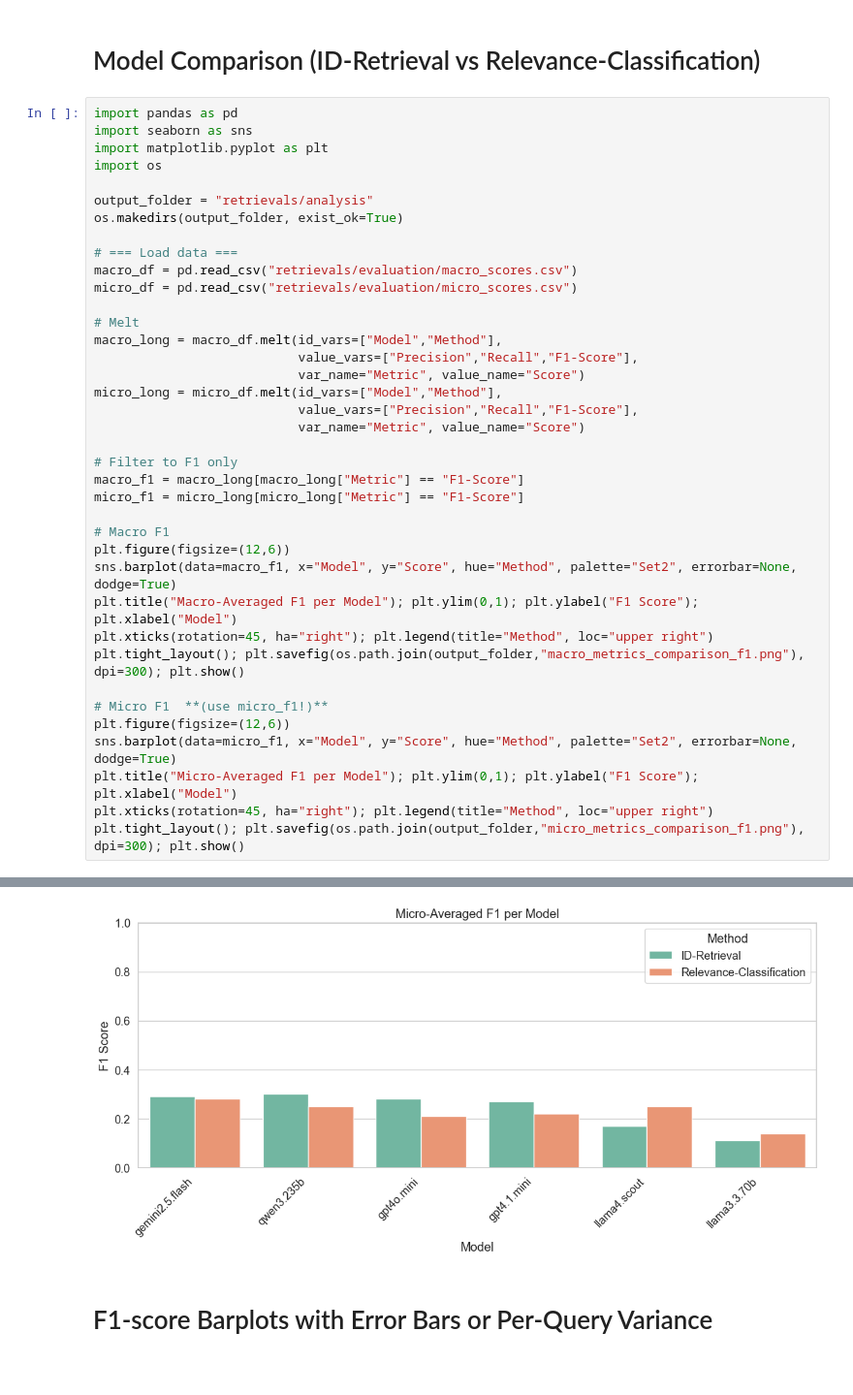
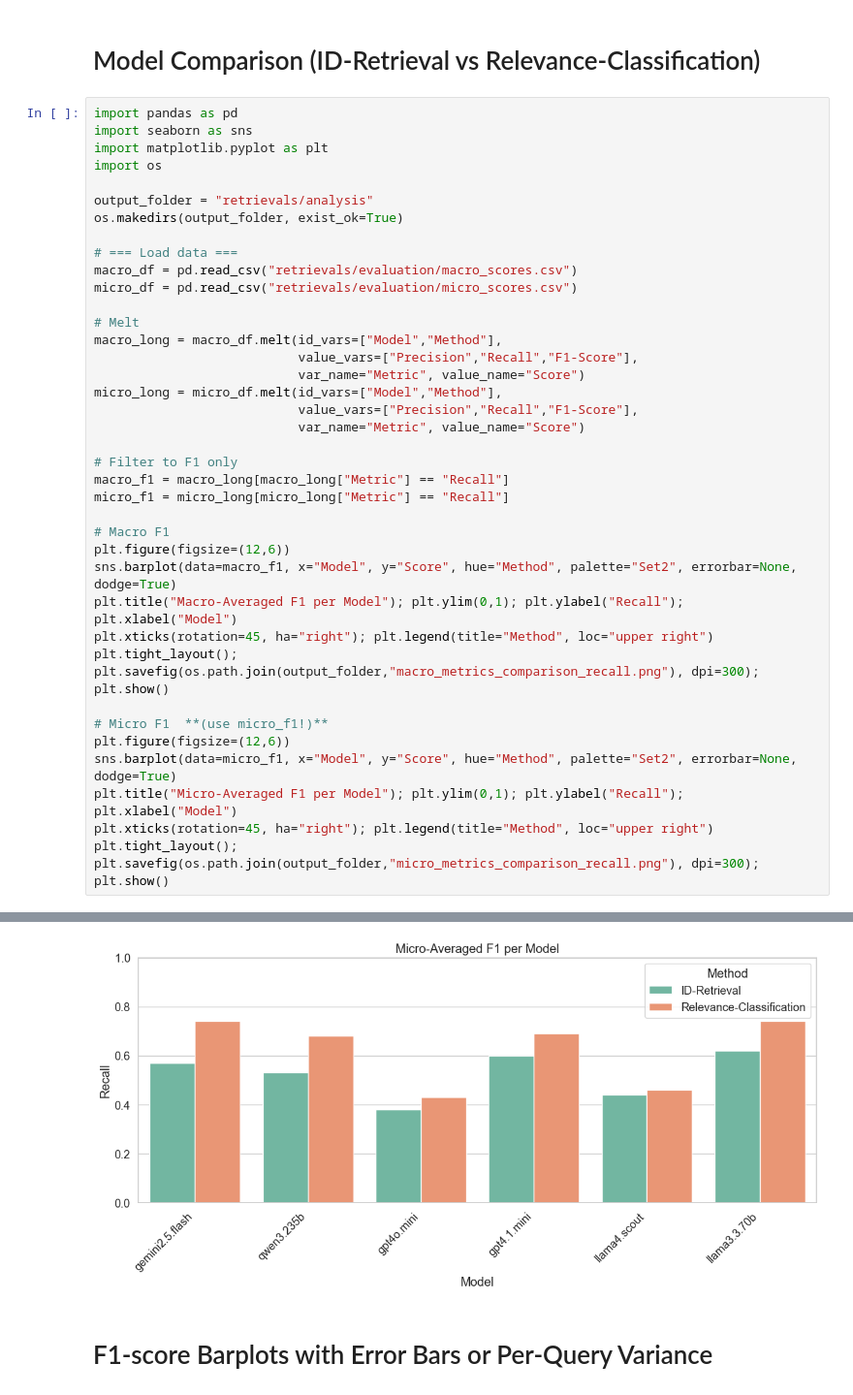
Before and after one commit to Arash-Alborz/legal_retrieval, a Jupyter notebook: llm_retrieval/retrieval_analysis.ipynb, the cells around one changed output, grey strips where cells are left out. Shown at 97% size. Drawn from its saved outputs; the diff is of its cells as text.

```diff
--- a/llm_retrieval/retrieval_analysis.ipynb
+++ b/llm_retrieval/retrieval_analysis.ipynb
@@ -157,20 +157,20 @@ micro_long = micro_df.melt(id_vars=["Model","Method"],
                            var_name="Metric", value_name="Score")
 
 # Filter to F1 only
-macro_f1 = macro_long[macro_long["Metric"] == "F1-Score"]
-micro_f1 = micro_long[micro_long["Metric"] == "F1-Score"]
+macro_f1 = macro_long[macro_long["Metric"] == "Recall"]
+micro_f1 = micro_long[micro_long["Metric"] == "Recall"]
 
 # Macro F1
 plt.figure(figsize=(12,6))
 sns.barplot(data=macro_f1, x="Model", y="Score", hue="Method", palette="Set2", errorbar=None, dodge=True)
-plt.title("Macro-Averaged F1 per Model"); plt.ylim(0,1); plt.ylabel("F1 Score"); plt.xlabel("Model")
+plt.title("Macro-Averaged F1 per Model"); plt.ylim(0,1); plt.ylabel("Recall"); plt.xlabel("Model")
 plt.xticks(rotation=45, ha="right"); plt.legend(title="Method", loc="upper right")
-plt.tight_layout(); plt.savefig(os.path.join(output_folder,"macro_metrics_comparison_f1.png"), dpi=300); plt.show()
+plt.tight_layout(); plt.savefig(os.path.join(output_folder,"macro_metrics_comparison_recall.png"), dpi=300); plt.show()
 
 # Micro F1  **(use micro_f1!)**
 plt.figure(figsize=(12,6))
 sns.barplot(data=micro_f1, x="Model", y="Score", hue="Method", palette="Set2", errorbar=None, dodge=True)
-plt.title("Micro-Averaged F1 per Model"); plt.ylim(0,1); plt.ylabel("F1 Score"); plt.xlabel("Model")
+plt.title("Micro-Averaged F1 per Model"); plt.ylim(0,1); plt.ylabel("Recall"); plt.xlabel("Model")
 plt.xticks(rotation=45, ha="right"); plt.legend(title="Method", loc="upper right")
-plt.tight_layout(); plt.savefig(os.path.join(output_folder,"micro_metrics_comparison_f1.png"), dpi=300); plt.show()
+plt.tight_layout(); plt.savefig(os.path.join(output_folder,"micro_metrics_comparison_recall.png"), dpi=300); plt.show()
 # %% [output]
@@ -178,4 +178,4 @@ plt.tight_layout(); plt.savefig(os.path.join(output_folder,"micro_metrics_compar
-[figure, old version]
+[figure, new version]
 # %% [markdown]
 #  F1-score Barplots with Error Bars or Per-Query Variance
 # %% [markdown]
```
Also changed, not shown: parts of 1 cell of this notebook, 24 other files.
